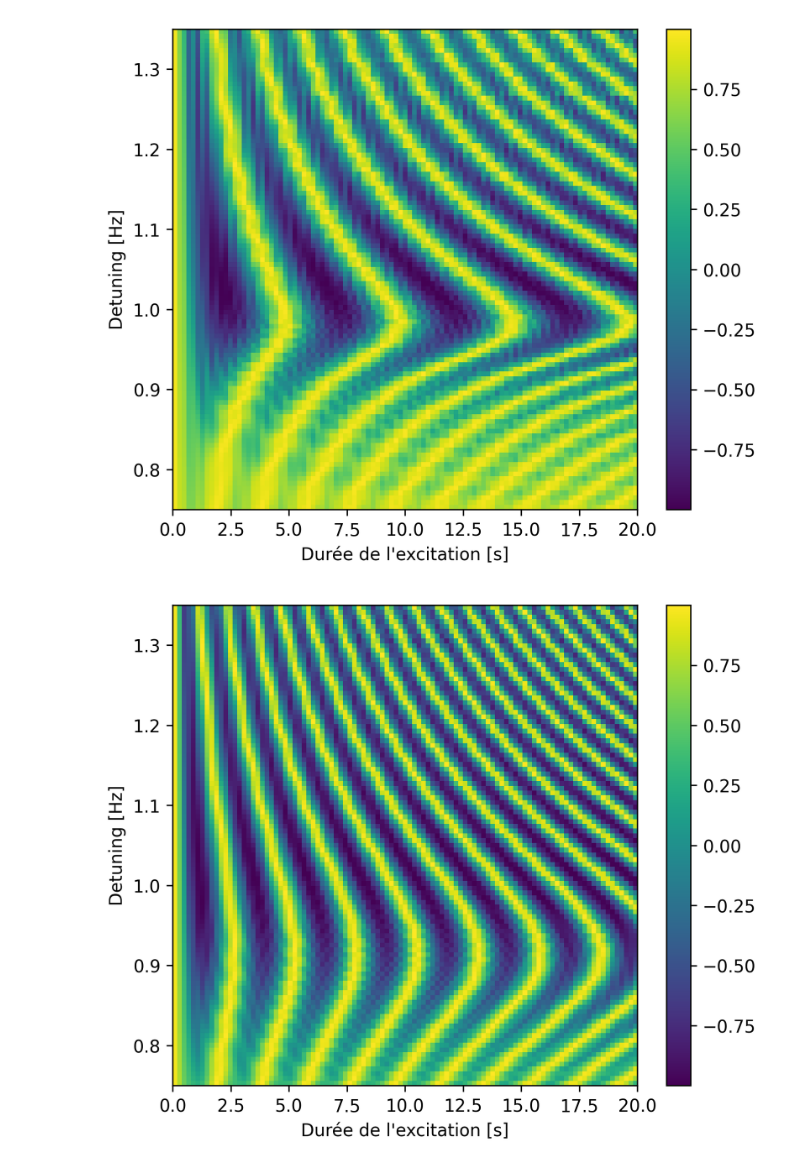
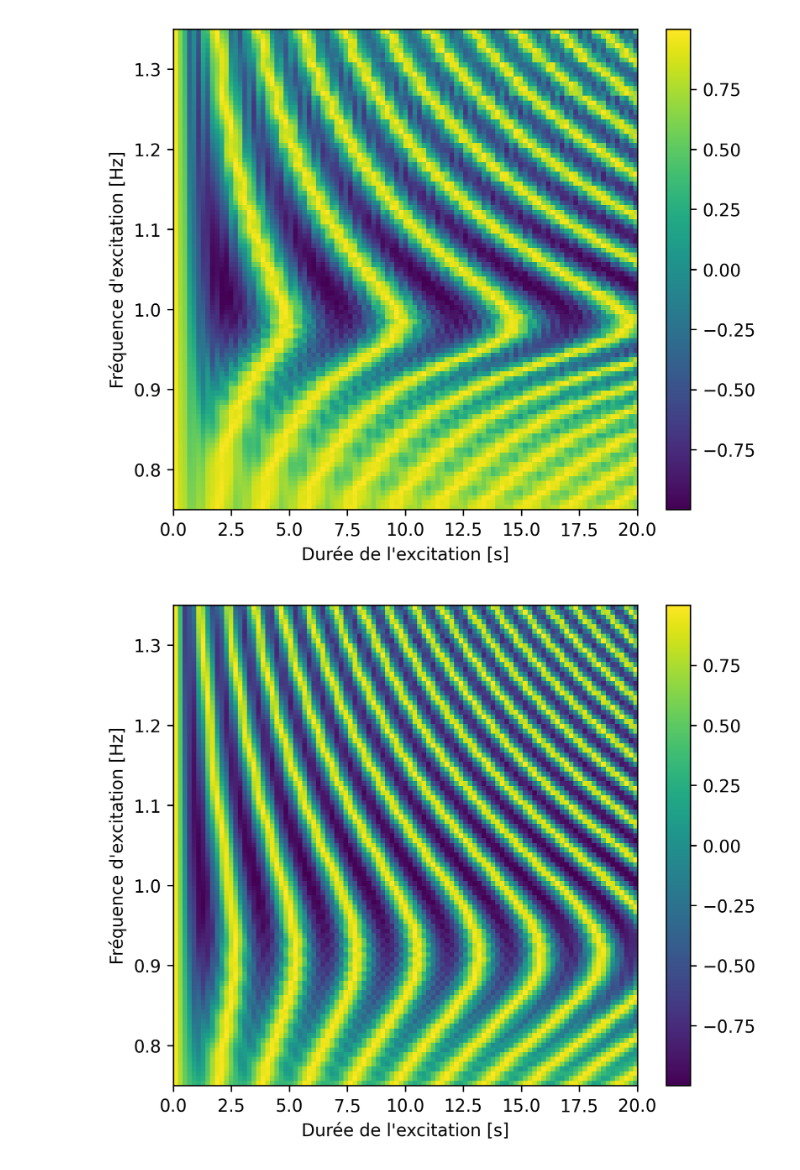
Before and after one commit to ekspone/GyroSpin, a Jupyter notebook: TheEND/rabi_plot.ipynb, the cells around one changed output. Cells and saved outputs as stored; diff of their text form; code cells hidden in the pictures.

```diff
--- a/TheEND/rabi_plot.ipynb
+++ b/TheEND/rabi_plot.ipynb
@@ -7,20 +7,20 @@ RabiXY = np.loadtxt("RabiXY.txt")
 # %%
 plt.figure(figsize=(6, 5), dpi = 300)
 plt.imshow(np.cos(RabiX), origin = "lower", extent=[0, 20, 0.75, 1.35], aspect="auto")
 plt.xlabel("Durée de l'excitation [s]")
-plt.ylabel("Detuning [Hz]")
+plt.ylabel("Fréquence d'excitation [Hz]")
 plt.colorbar()
 plt.savefig("RabiX_plt.png")
 plt.show()
 # %% [output]
-[figure, old version]
+[figure, new version]
 # %%
 plt.figure(figsize=(6, 5), dpi = 300)
 plt.imshow(np.cos(RabiXY), origin = "lower", extent=[0, 20, 0.75, 1.35], aspect="auto")
 plt.xlabel("Durée de l'excitation [s]")
-plt.ylabel("Detuning [Hz]")
+plt.ylabel("Fréquence d'excitation [Hz]")
 plt.colorbar()
 plt.savefig("RabiXY_plt.png")
 plt.show()
 # %% [output]
-[figure, old version]
+[figure, new version]
```
Also changed, not shown: parts of 4 cells of this notebook.
